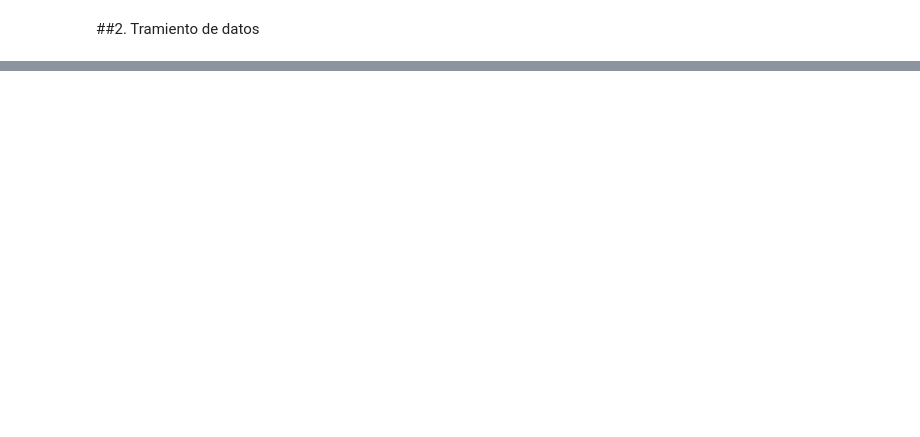
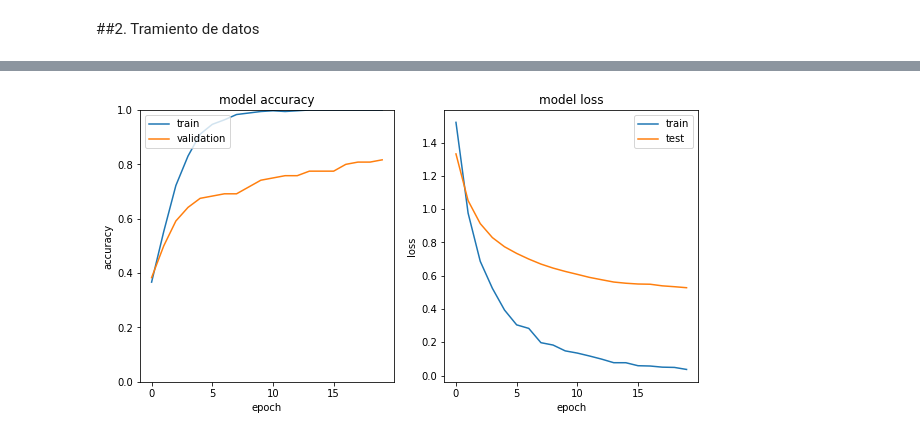
Before and after one commit to AlvaroUriel/idal_ia3, a Jupyter notebook: Test_listar_dataset_1.ipynb, the cells around one changed output, grey strips where cells are left out. Drawn from its saved outputs; the diff is of its cells as text; code cells hidden in the pictures; blank space fills up the shorter version.

```diff
--- a/Test_listar_dataset_1.ipynb
+++ b/Test_listar_dataset_1.ipynb
@@ -344,0 +581,5 @@ print(test_x.shape)
+# %%
+# load the Resnet50 network
+print("[INFO loading network...")
+model_resnet = ResNet50(weights="imagenet", include_top=False, input_shape=train_x.shape[1:])
+model_resnet.summary()
@@ -344,0 +626,8 @@ print(test_x.shape)
+# %%
+model_transfer_resnet = Sequential()
+model_transfer_resnet.add(model_resnet)
+model_transfer_resnet.add(GlobalAveragePooling2D())
+model_transfer_resnet.add(Dropout(0.2))
+model_transfer_resnet.add(Dense(100, activation='relu'))
+model_transfer_resnet.add(Dense(num_classes, activation='softmax'))
+model_transfer_resnet.summary()
@@ -344,0 +655,6 @@ print(test_x.shape)
+# %%
+opt = Adam(lr=0.00001)
+model_transfer_resnet.compile(loss='categorical_crossentropy', optimizer=opt,metrics=['accuracy'])
+
+history = model_transfer_resnet.fit(train_x, y_train, batch_size=32, epochs=20,
+          validation_data=(val_x, y_val), callbacks=[checkpointer],verbose=1, shuffle=True)
@@ -344,0 +679,4 @@ print(test_x.shape)
+# %%
+plot_accuracy_loss(history)
+# %% [output]
+[figure, added]
```
Also changed, not shown: parts of 28 cells of this notebook.
